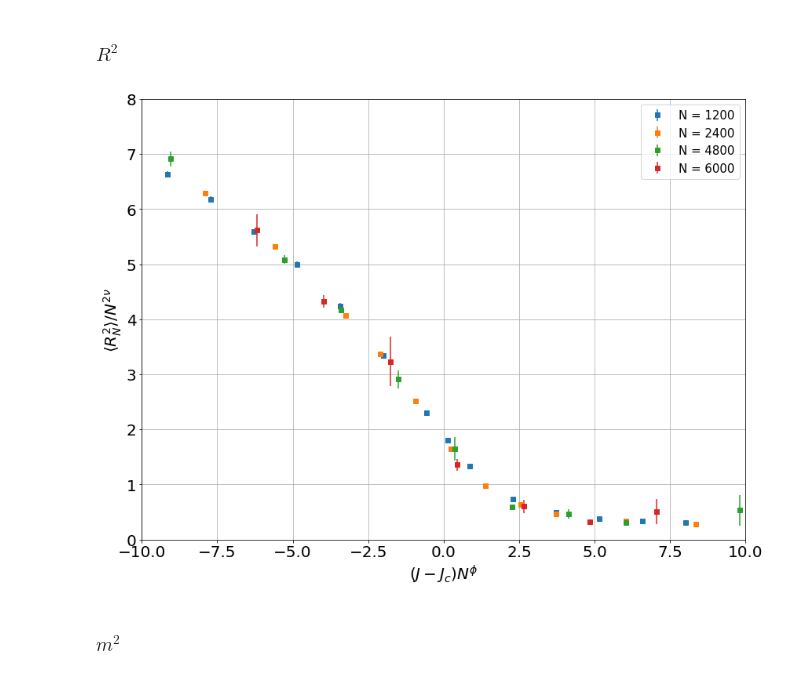
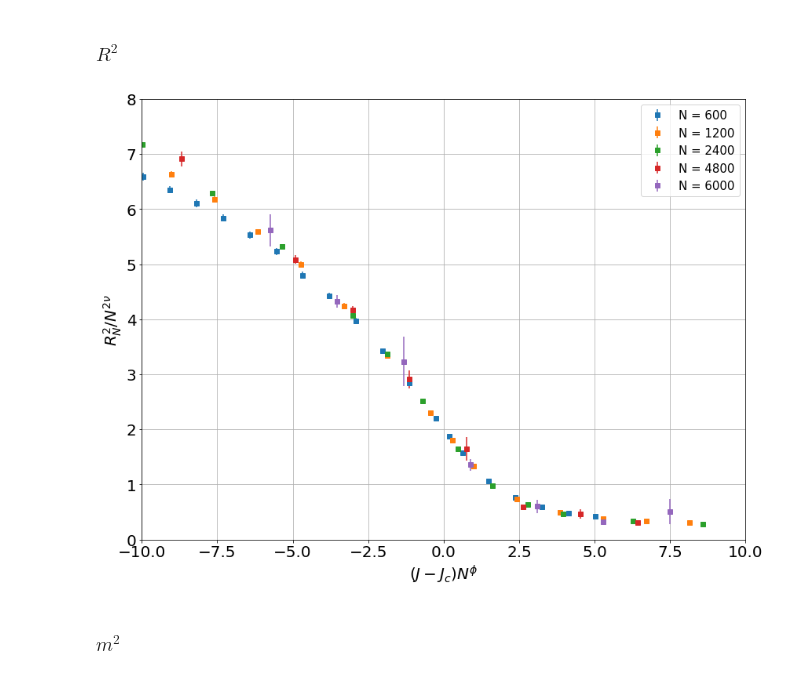
Before and after one commit to Chpel/ProjectMagnet, a Jupyter notebook: Расчёты .ipynb/TrIsingISAW.ipynb, the cells around one changed output. Cells and saved outputs as stored; diff of their text form; code cells hidden in the pictures.

Commit message:
TrIsISAW data collapse review

```diff
--- a/Расчёты .ipynb/TrIsingISAW.ipynb
+++ b/Расчёты .ipynb/TrIsingISAW.ipynb
@@ -347,28 +347,29 @@ plt.tight_layout()
 # %%
 x = 'N'
 y_name = 'mean_R_sq'
 ye_name = 'err_mean_R_sq'
 nu = 4/7
 fi = 0.7
-J_c = 0.544
+J_c = 0.543
 
 fig, ax = plt.subplots(figsize=(12,9))
 Ns = data.N.unique()
-for N in Ns[(Ns > 1000) & (Ns < 7200)]:
+Ns = Ns[(Ns > 500) & (Ns < 7200)]
+for N in Ns:
     dataN = data[data.N == N]
     ax.errorbar((dataN['J'] - J_c)*(N ** fi), y=dataN[y_name]/(N ** (2 * nu)), yerr=dataN[ye_name]/(N ** (2 * nu)), fmt='s', label=f'N = {N}')
 
 plt.xlim(-10, 10)
 plt.ylim(0,8)
 plt.xlabel(r'$(J-J_c)N^{\phi}$', fontsize=20)
-plt.ylabel(r'$\langle R^2_N \rangle / N^{2\nu}$', fontsize=20)
+plt.ylabel(r'$R^2_N / N^{2\nu}$', fontsize=20)
 plt.legend(loc=1, fontsize=15);
 plt.grid();
 plt.tick_params(labelsize=20)
 plt.tight_layout()
-#plt.savefig(Photos_dir / 'TrIsISAW_R2log.png')
+#plt.savefig(Photos_dir / 'TrIsISAW_R2_datcoll.png')
 # %% [output]
-[figure, old version]
+[figure, new version]
 # %% [markdown]
 ### $m^2$
 # %%
```
Also changed, not shown: parts of 2 cells of this notebook, 5 other files.
